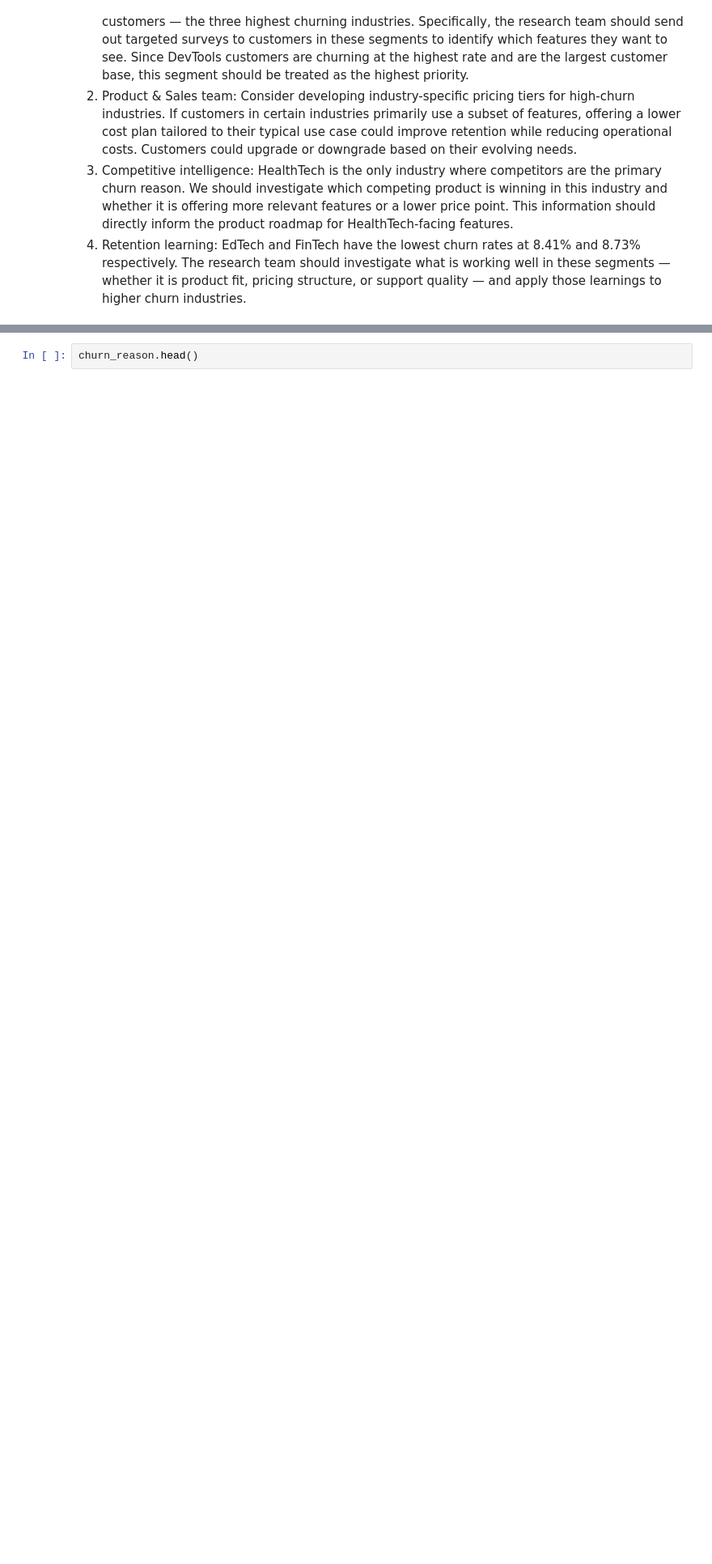
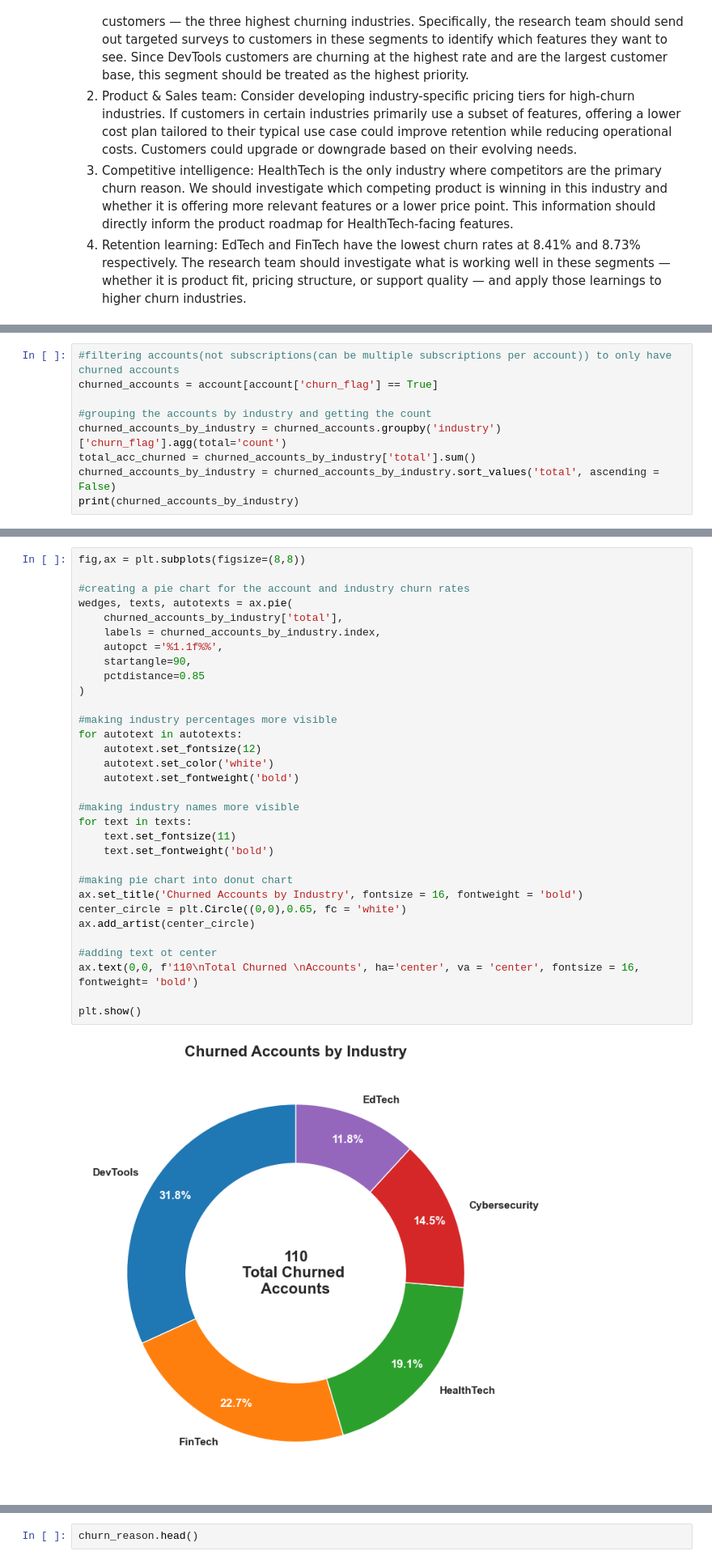
Before and after one commit to christianrm0821/saas-churn-analysis, a Jupyter notebook: saas_case_study/saas_case_study.ipynb, the cells around one changed output, grey strips where cells are left out. Shown at 81% size. Saved outputs shown, nothing was run; the diff lists cells and outputs as text; blank space fills up the shorter version.

Commit message:
added visualization and changed analysis to use accounts over subsciptions

```diff
--- a/saas_case_study/saas_case_study.ipynb
+++ b/saas_case_study/saas_case_study.ipynb
@@ -347,0 +354,9 @@ churn_reason.shape
+# %%
+#filtering accounts(not subscriptions(can be multiple subscriptions per account)) to only have churned accounts
+churned_accounts = account[account['churn_flag'] == True]
+
+#grouping the accounts by industry and getting the count
+churned_accounts_by_industry = churned_accounts.groupby('industry')['churn_flag'].agg(total='count')
+total_acc_churned = churned_accounts_by_industry['total'].sum()
+churned_accounts_by_industry = churned_accounts_by_industry.sort_values('total', ascending = False)
+print(churned_accounts_by_industry)
@@ -347,0 +371,34 @@ churn_reason.shape
+# %%
+fig,ax = plt.subplots(figsize=(8,8))
+
+#creating a pie chart for the account and industry churn rates
+wedges, texts, autotexts = ax.pie(
+    churned_accounts_by_industry['total'],
+    labels = churned_accounts_by_industry.index,
+    autopct ='%1.1f%%',
+    startangle=90,
+    pctdistance=0.85
+)
+
+#making industry percentages more visible
+for autotext in autotexts:
+    autotext.set_fontsize(12)
+    autotext.set_color('white')
+    autotext.set_fontweight('bold')
+
+#making industry names more visible
+for text in texts:
+    text.set_fontsize(11)
+    text.set_fontweight('bold')
+
+#making pie chart into donut chart
+ax.set_title('Churned Accounts by Industry', fontsize = 16, fontweight = 'bold')
+center_circle = plt.Circle((0,0),0.65, fc = 'white')
+ax.add_artist(center_circle)
+
+#adding text ot center
+ax.text(0,0, f'110\nTotal Churned \nAccounts', ha='center', va = 'center', fontsize = 16, fontweight= 'bold')
+
+plt.show()
+# %% [output]
+[figure, added]
```
Also changed, not shown: parts of 39 cells of this notebook.
